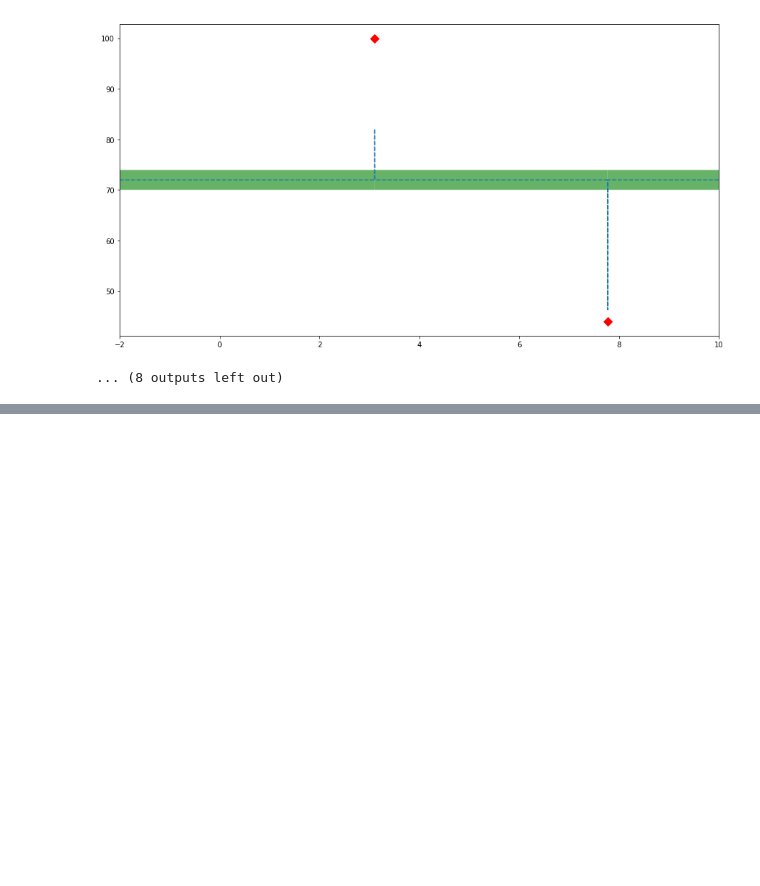
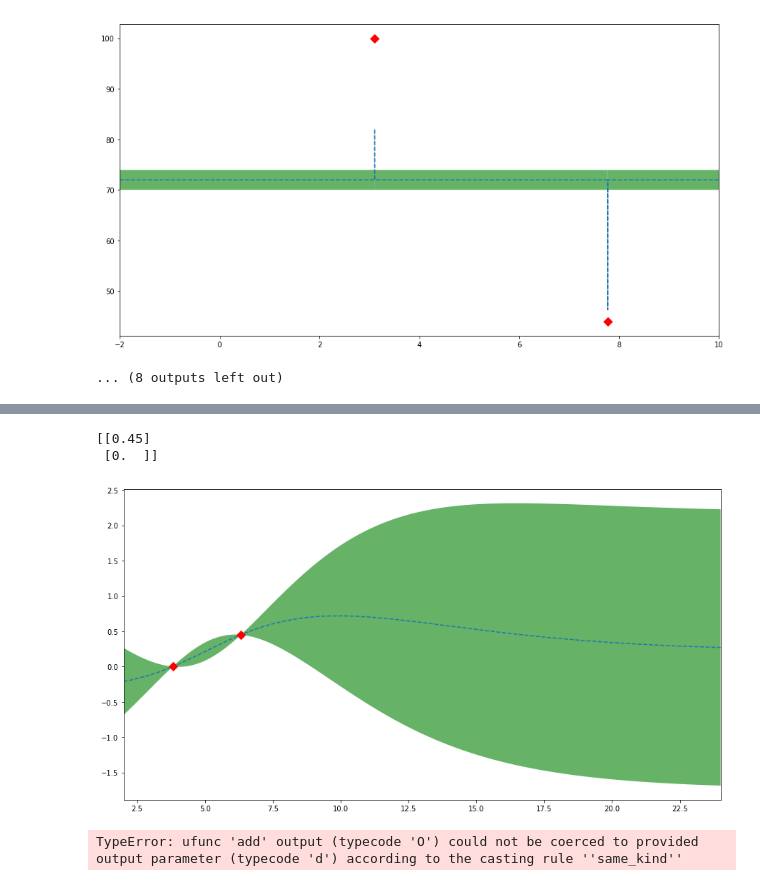
Before and after one commit to macintoshpie/testParsl, a Jupyter notebook: optTesting/GPTests.ipynb, the cells around one changed output, grey strips where cells are left out. Drawn from its saved outputs; the diff is of its cells as text; code cells hidden in the pictures; blank space fills up the shorter version.

```diff
--- a/optTesting/GPTests.ipynb
+++ b/optTesting/GPTests.ipynb
@@ -357,0 +418,16 @@ Plot with points of difference: 56.0
+# %%
+targ_obs_small = minmax_scale(targ_obs, feature_range=(0, 0.45))
+print(targ_obs_small)
+bo_gp = GaussianProcessRegressor(
+    kernel=Matern(nu=2.5),
+    alpha=1e-6,
+    normalize_y=True,
+    n_restarts_optimizer=25,
+    random_state=bayes_opt.util.ensure_rng(None),
+)
+
+fitAndPlot(bo_gp, cpu_obs, targ_obs_small, cpu_xrange)
+# %% [output]
+[[0.45]
+ [0.  ]]
+[figure, added]
@@ -357,0 +437,18 @@ Plot with points of difference: 56.0
+# %%
+# myKernel = ConstantKernel(0.01) * Matern(nu=2.5, length_scale=1)
+# myKernel = ConstantKernel(1e-20, (1e-25, 1e-15))* RBF(length_scale=1)
+myKernel = ConstantKernel(1000, (1000, 2000))* RBF(length_scale=1)
+# cpu_obs2 = np.concatenate([cpu_obs, np.array([7]).reshape(-1, 1)])
+# targ_obs2 = np.concatenate([targ_obs, np.array([-10000]).reshape(-1, 1)])
+my_gp = GaussianProcessRegressor(
+    kernel=Matern(nu=2.5),
+    alpha=myKernel,
+    normalize_y=True,
+    n_restarts_optimizer=25,
+    random_state=bayes_opt.util.ensure_rng(None),
+)
+
+fitAndPlot(my_gp, cpu_obs, targ_obs, cpu_xrange)
+# fitAndPlot(my_gp, mem_obs, targ_obs, mem_xrange)
+# %% [output]
+TypeError: ufunc 'add' output (typecode 'O') could not be coerced to provided output parameter (typecode 'd') according to the casting rule ''same_kind''
```
Also changed, not shown: parts of 24 cells of this notebook, 3 other files.
